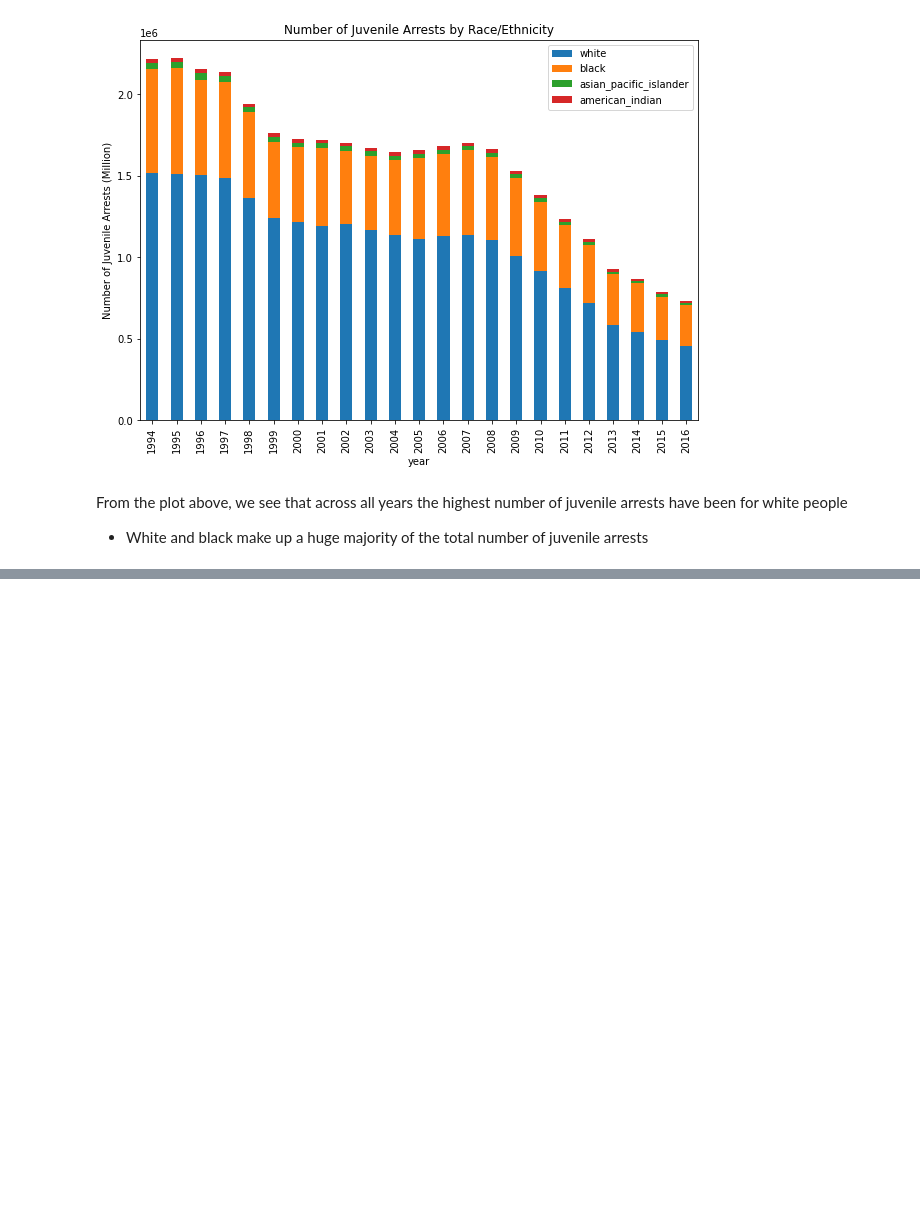
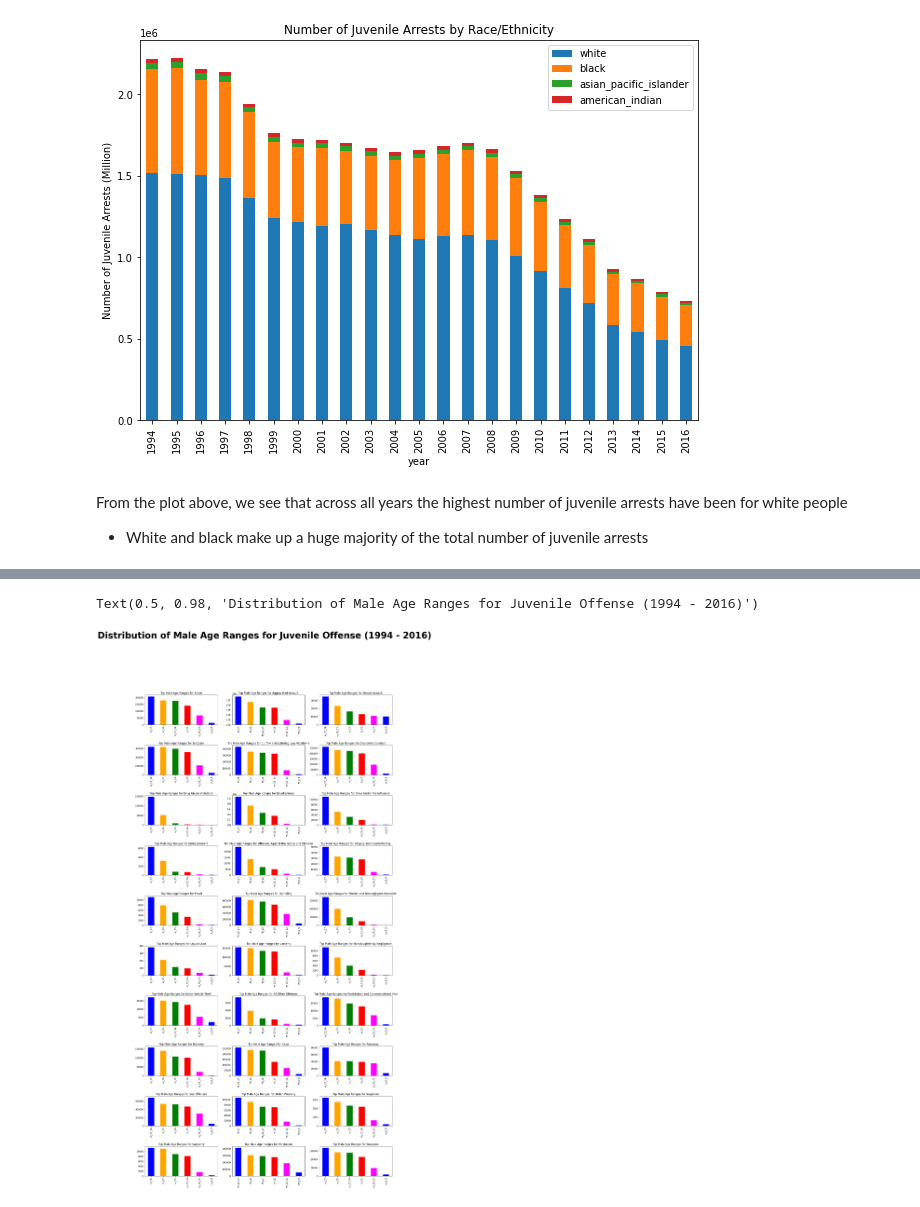
Before and after one commit to sriskid/Power_BI_Reports, a Jupyter notebook: FBR Crime Statistics/Juvenile Crime Descriptive Analysis.ipynb, the cells around one changed output, grey strips where cells are left out. Saved outputs shown, nothing was run; the diff lists cells and outputs as text; code cells hidden in the pictures; blank space fills up the shorter version.

```diff
--- a/FBR Crime Statistics/Juvenile Crime Descriptive Analysis.ipynb
+++ b/FBR Crime Statistics/Juvenile Crime Descriptive Analysis.ipynb
@@ -237,0 +291,20 @@ offenses_total = offenses_total.groupby(["year","offense_name"])["total_male", "
+# %%
+# Breakdown each offenses and find the top age ranges based on gender and total
+
+offenses_list = data["offense_name"].unique().tolist()
+
+# Males
+
+# Iterate through the offenses to create individual barplots for the offenses
+plt.figure(figsize = (20,40))
+for i, offense in enumerate(offenses_list):
+    ax = plt.subplot(10,3,i+1)
+    plt.subplots_adjust(hspace=0.7)
+    offense_row = male_age_offenses.iloc[i]
+    sorted_offense_row = offense_row.sort_values(ascending = False)
+    sorted_offense_row.plot.bar(color = ["blue", "orange", "green", "red", "magenta"])
+    ax.set_title(f"Top Male Age Ranges for {offense}")
+plt.suptitle("Distribution of Male Age Ranges for Juvenile Offense (1994 - 2016)", fontsize = 40, fontweight = "bold")
+# %% [output]
+Text(0.5, 0.98, 'Distribution of Male Age Ranges for Juvenile Offense (1994 - 2016)')
+[figure, added]
```
Also changed, not shown: parts of 16 cells of this notebook.
